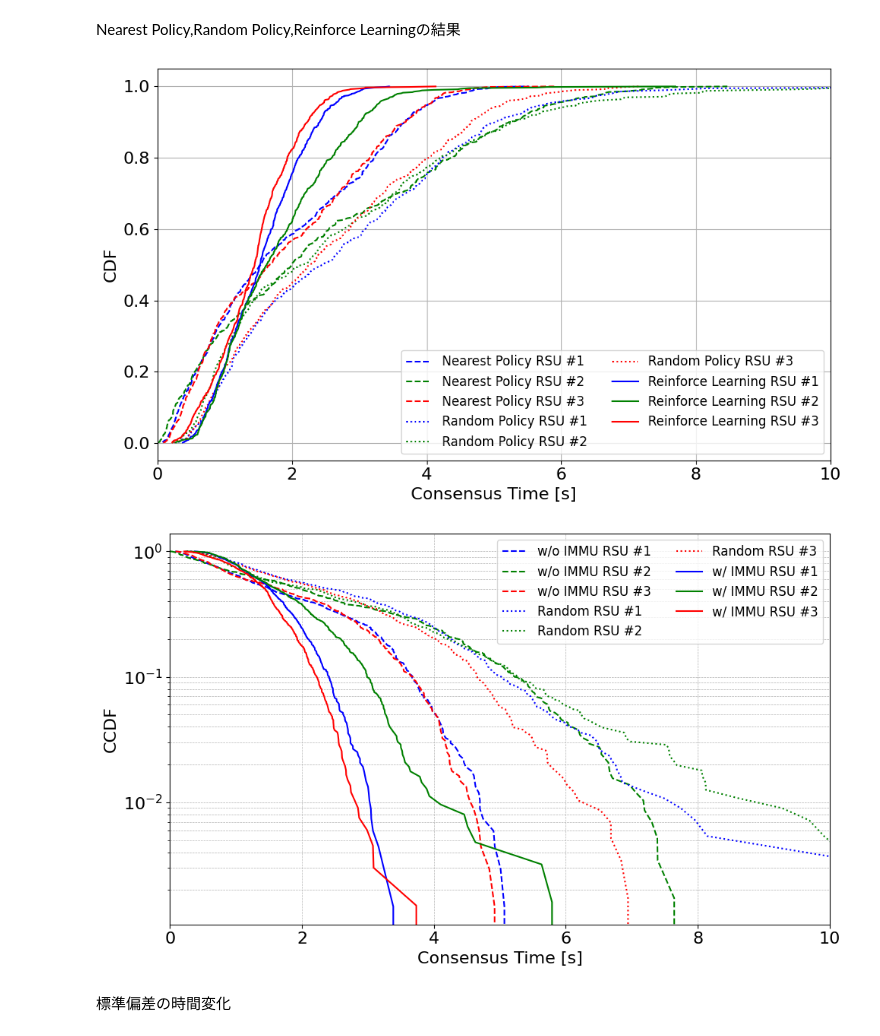
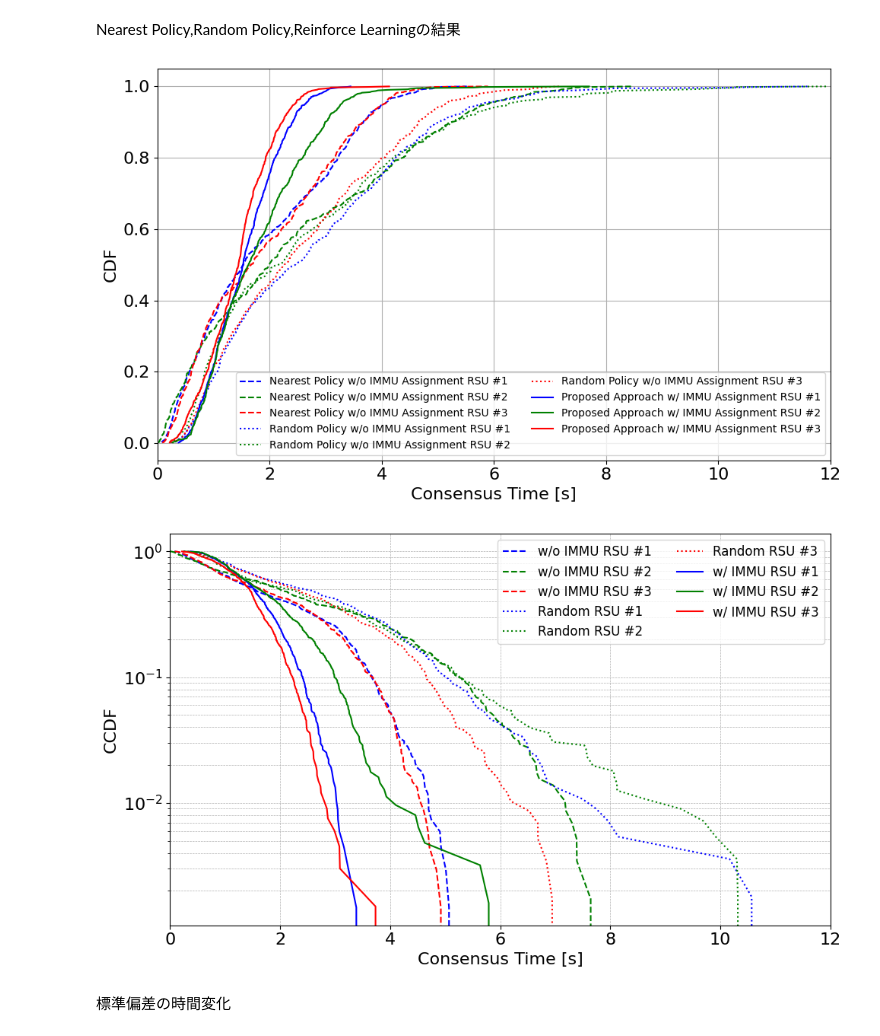
Before and after one commit to lucvil/vguard, a Jupyter notebook: data_analysis/multi_rsu_congestion_with_immu/data_analysis.ipynb, the cells around one changed output. Drawn from its saved outputs; the diff is of its cells as text; code cells hidden in the pictures.

```diff
--- a/data_analysis/multi_rsu_congestion_with_immu/data_analysis.ipynb
+++ b/data_analysis/multi_rsu_congestion_with_immu/data_analysis.ipynb
@@ -345,7 +345,7 @@ for i, consensus_time_list in enumerate(consensus_time_2lists_no_rl):
         continue
     sorted_data = np.sort(consensus_time_list)
     cdf_values = np.arange(1, len(sorted_data) + 1) / len(sorted_data)
-    plt.plot(sorted_data, cdf_values, linestyle='--', color=colors[i], label=f"Nearest Policy RSU #{i+1}")
+    plt.plot(sorted_data, cdf_values, linestyle='--', color=colors[i], label=f"Nearest Policy w/o IMMU Assignment RSU #{i+1}")
 
 # Random（点線：）
 for i, consensus_time_list in enumerate(consensus_time_2lists_random):
@@ -353,7 +353,7 @@ for i, consensus_time_list in enumerate(consensus_time_2lists_random):
         continue
     sorted_data = np.sort(consensus_time_list)
     cdf_values = np.arange(1, len(sorted_data) + 1) / len(sorted_data)
-    plt.plot(sorted_data, cdf_values, linestyle=':', color=colors[i], label=f"Random Policy RSU #{i+1}")
+    plt.plot(sorted_data, cdf_values, linestyle=':', color=colors[i], label=f"Random Policy w/o IMMU Assignment RSU #{i+1}")
 
 # w/ IMMU（実線）
 for i, consensus_time_list in enumerate(consensus_time_2lists_with_rl):
@@ -361,15 +361,15 @@ for i, consensus_time_list in enumerate(consensus_time_2lists_with_rl):
         continue
     sorted_data = np.sort(consensus_time_list)
     cdf_values = np.arange(1, len(sorted_data) + 1) / len(sorted_data)
-    plt.plot(sorted_data, cdf_values, linestyle='-', color=colors[i], label=f"Reinforce Learning RSU #{i+1}")
+    plt.plot(sorted_data, cdf_values, linestyle='-', color=colors[i], label=f"Proposed Approach w/ IMMU Assignment RSU #{i+1}")
 
 plt.xlabel("Consensus Time [s]", fontsize=16)
 plt.ylabel("CDF", fontsize=16)
-plt.xlim(0, 10)
+plt.xlim(0, 12)
 plt.grid(True)
 plt.xticks(fontsize=16)
 plt.yticks(fontsize=16)
-plt.legend(fontsize=12, ncol=2)  # エントリが増えるので列分け
+plt.legend(fontsize=10, ncol=2)  # エントリが増えるので列分け
 plt.tight_layout()
 plt.show()
 
@@ -387,36 +387,36 @@ for i, consensus_time_list in enumerate(consensus_time_2lists_no_rl):
 
 
 # Random（点線：）
 for i, consensus_time_list in enumerate(consensus_time_2lists_random):
     if len(consensus_time_list) == 0:
         continue
     sorted_data = np.sort(consensus_time_list)
     cdf_values = np.arange(1, len(sorted_data) + 1) / len(sorted_data)
     ccdf_values = 1 - cdf_values
     plt.plot(sorted_data, ccdf_values, linestyle=':', color=colors[i], label=f"Random RSU #{i+1}")
 
 # w/ IMMU（実線）
 for i, consensus_time_list in enumerate(consensus_time_2lists_with_rl):
     if len(consensus_time_list) == 0:
         continue
     sorted_data = np.sort(consensus_time_list)
     cdf_values = np.arange(1, len(sorted_data) + 1) / len(sorted_data)
     ccdf_values = 1 - cdf_values
     plt.plot(sorted_data, ccdf_values, linestyle='-', color=colors[i], label=f"w/ IMMU RSU #{i+1}")
 
 plt.yscale("log")
 plt.xlabel("Consensus Time [s]", fontsize=16)
 plt.ylabel("CCDF", fontsize=16)
-plt.xlim(0, 10)
+plt.xlim(0, 12)
 plt.grid(True, which="both", linestyle="--", linewidth=0.5)
 plt.xticks(fontsize=16)
 plt.yticks(fontsize=16)
 plt.legend(fontsize=12, ncol=2)
 plt.tight_layout()
 plt.show()
 # %% [output]
-[figure, old version]
+[figure, new version]
-[figure, old version]
+[figure, new version]
 # %% [markdown]
 標準偏差の時間変化
 # %%
```
Also changed, not shown: parts of 1 cell of this notebook, 4 other files.
